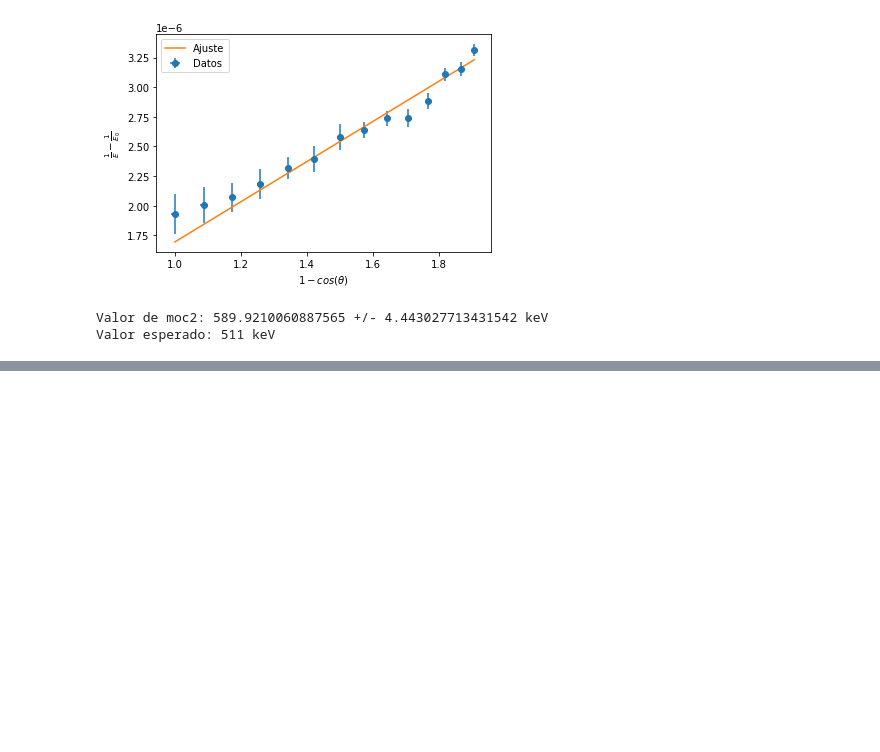
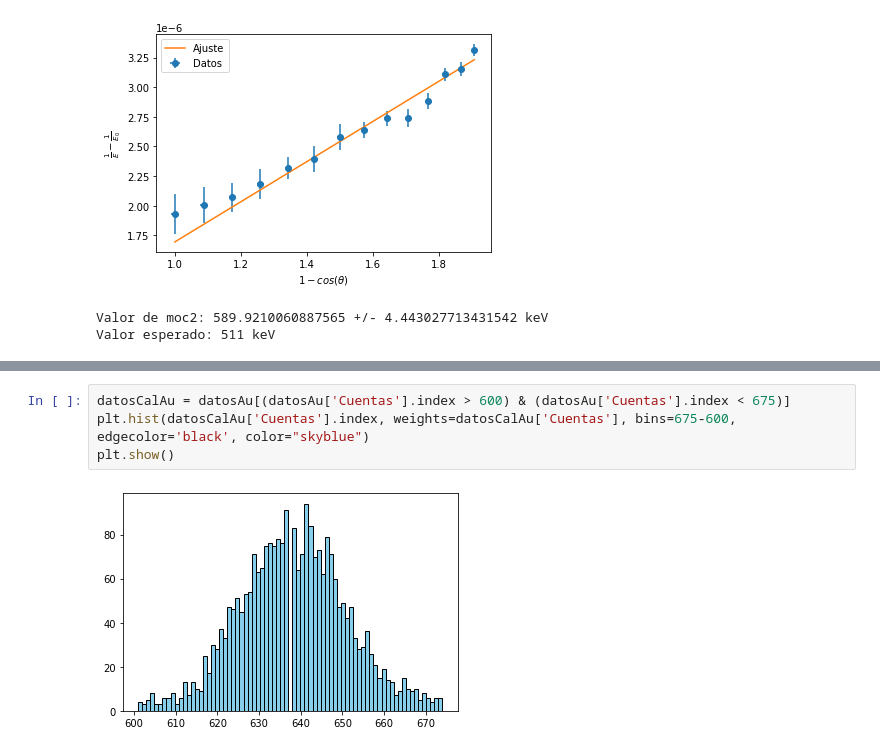
Before and after one commit to Lekkito/data-analysis-physics, a Jupyter notebook: compton/compton.ipynb, the cells around one changed output, grey strips where cells are left out. Saved outputs shown, nothing was run; the diff lists cells and outputs as text; blank space fills up the shorter version.

```diff
--- a/compton/compton.ipynb
+++ b/compton/compton.ipynb
@@ -1224,0 +1241,6 @@ Valor esperado: 511 keV
+# %%
+datosCalAu = datosAu[(datosAu['Cuentas'].index > 600) & (datosAu['Cuentas'].index < 675)]
+plt.hist(datosCalAu['Cuentas'].index, weights=datosCalAu['Cuentas'], bins=675-600, edgecolor='black', color="skyblue")
+plt.show()
+# %% [output]
+[figure, added]
```
Also changed, not shown: parts of 47 cells of this notebook, 4 other files.
